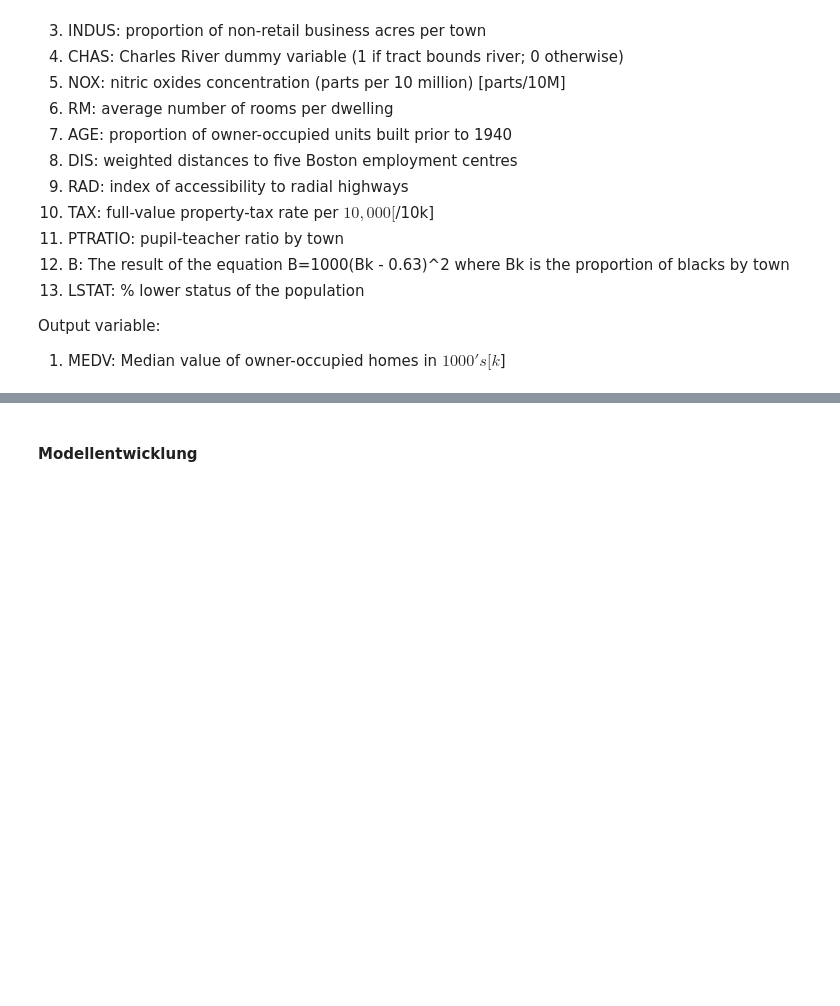
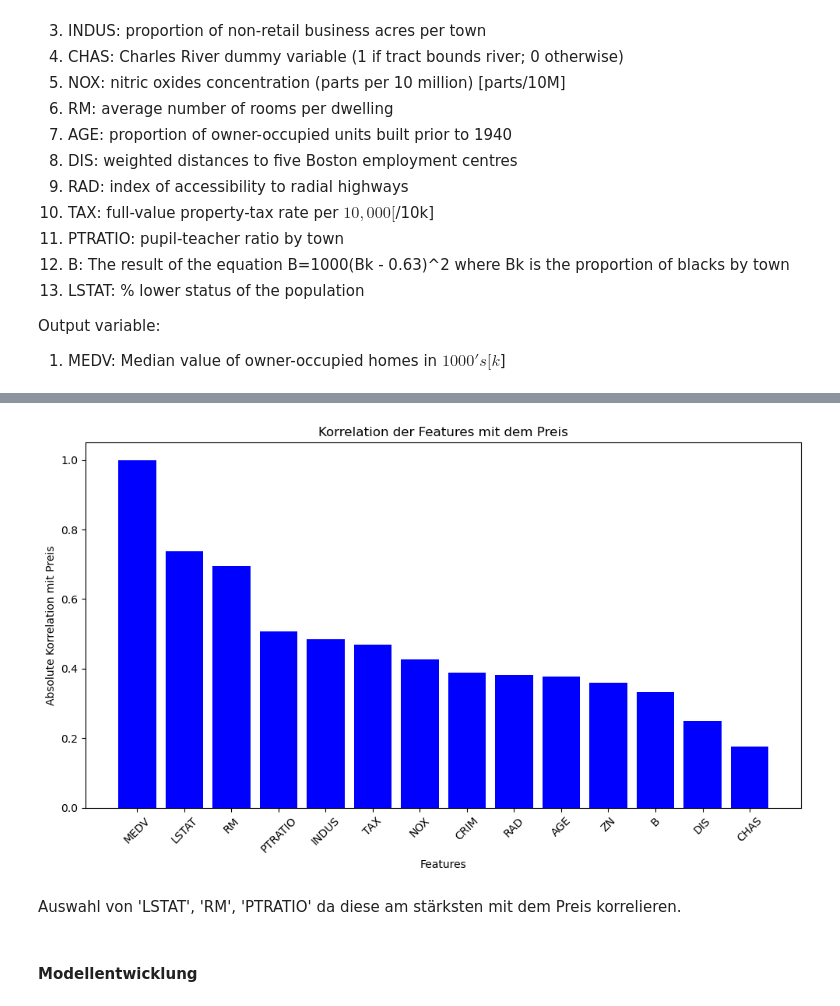
Before and after one commit to NJR1337/-ko, a Jupyter notebook: multivariates_modell.ipynb, the cells around one changed output, grey strips where cells are left out. Saved outputs shown, nothing was run; the diff lists cells and outputs as text; code cells hidden in the pictures; blank space fills up the shorter version.

```diff
--- a/multivariates_modell.ipynb
+++ b/multivariates_modell.ipynb
@@ -43,0 +46,3 @@ Output variable:
+# %%
+df_correl = df.corr()["MEDV"].abs().sort_values(ascending=False)
+print(df_correl)
@@ -44,3 +65,16 @@ Output variable:
+# %%
+plt.figure(figsize=(10, 6))  # Größe des Plots anpassen
+plt.bar(df_correl.index, df_correl.values, color='blue')  # Verwende Index und Werte der Serie
+plt.xlabel('Features')  # Beschriftung der X-Achse
+plt.ylabel('Absolute Korrelation mit Preis')  # Beschriftung der Y-Achse
+plt.title('Korrelation der Features mit dem Preis')  # Titel des Plots
+plt.xticks(rotation=45)  # Dreht die X-Achsen-Beschriftungen für bessere Lesbarkeit
+plt.tight_layout()  # Passt Layout automatisch an, um Platz zu schaffen
+plt.show()
+# %% [output]
+[figure, added]
+# %% [markdown]
+Auswahl von 'LSTAT', 'RM', 'PTRATIO' da diese am stärksten mit dem Preis korrelieren.
 # %% [markdown]
 #### Modellentwicklung
 # %%
```
Also changed, not shown: parts of 5 cells of this notebook.
